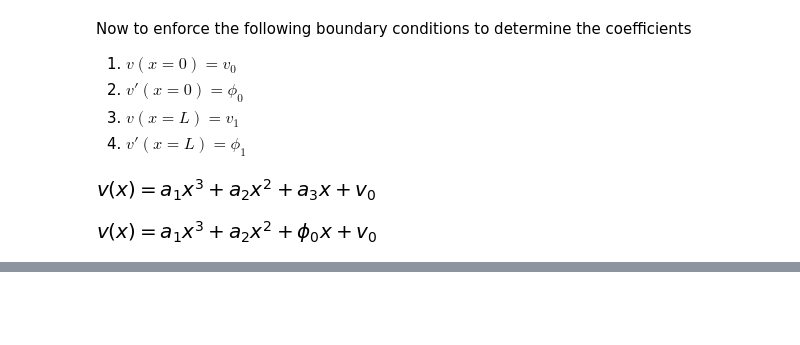
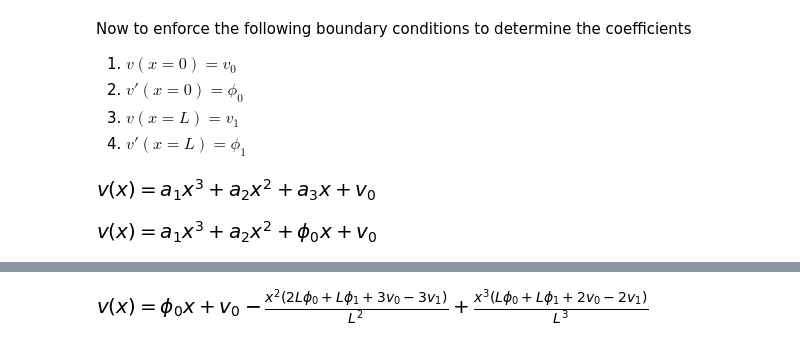
Before and after one commit to Spitts0484/FEM, a Jupyter notebook: FEM_ch4/FEM_ch4.ipynb, the cells around one changed output, grey strips where cells are left out. Drawn from its saved outputs; the diff is of its cells as text; code cells hidden in the pictures; blank space fills up the shorter version.

```diff
--- a/FEM_ch4/FEM_ch4.ipynb
+++ b/FEM_ch4/FEM_ch4.ipynb
@@ -165,0 +174,6 @@ eqn
+# %%
+v=v.subs({a1:sp.solveset(sp.Eq(phi1,sp.diff(v,x).subs({x:L})),a1).args[0]});
+eqn = sp.Eq(vx,v);
+eqn
+# %% [output]
+[figure, added]
```
Also changed, not shown: parts of 29 cells of this notebook, 1 other file.
